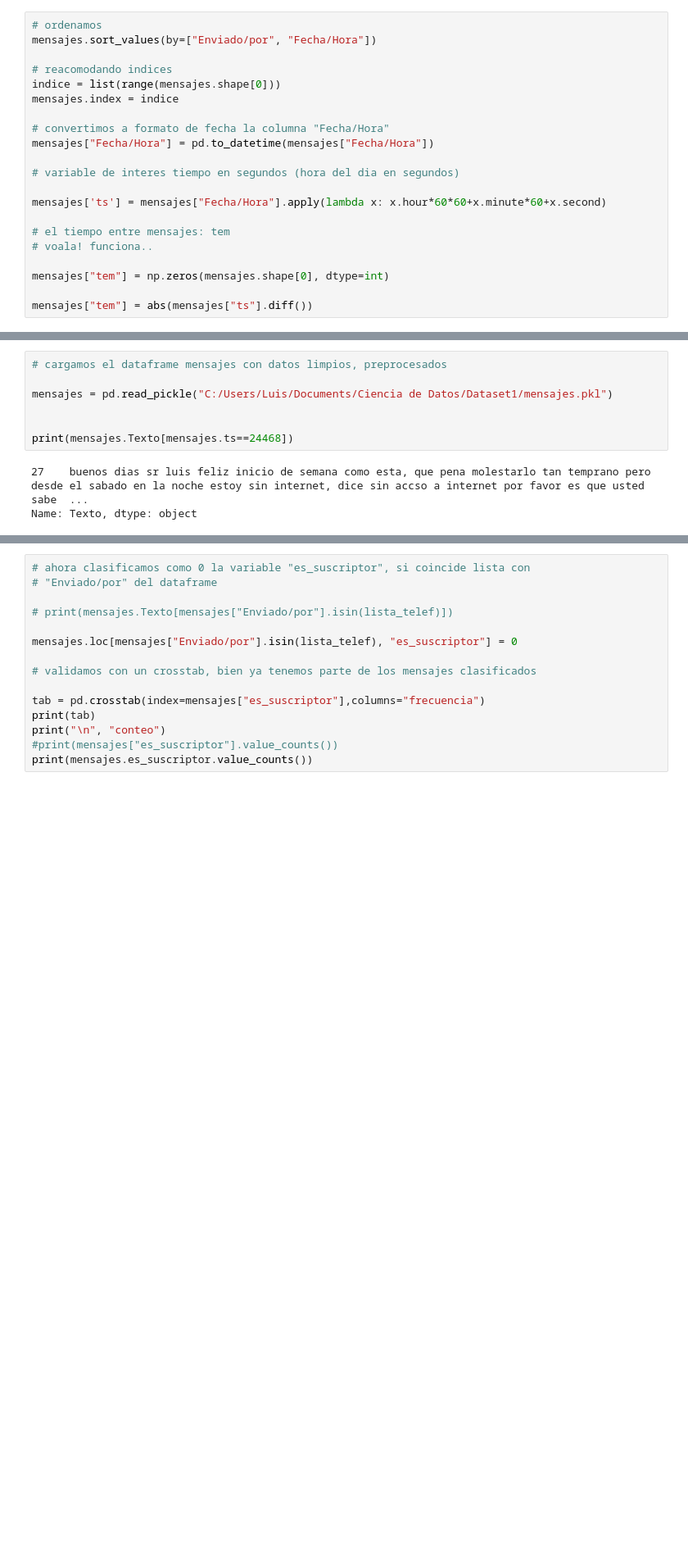
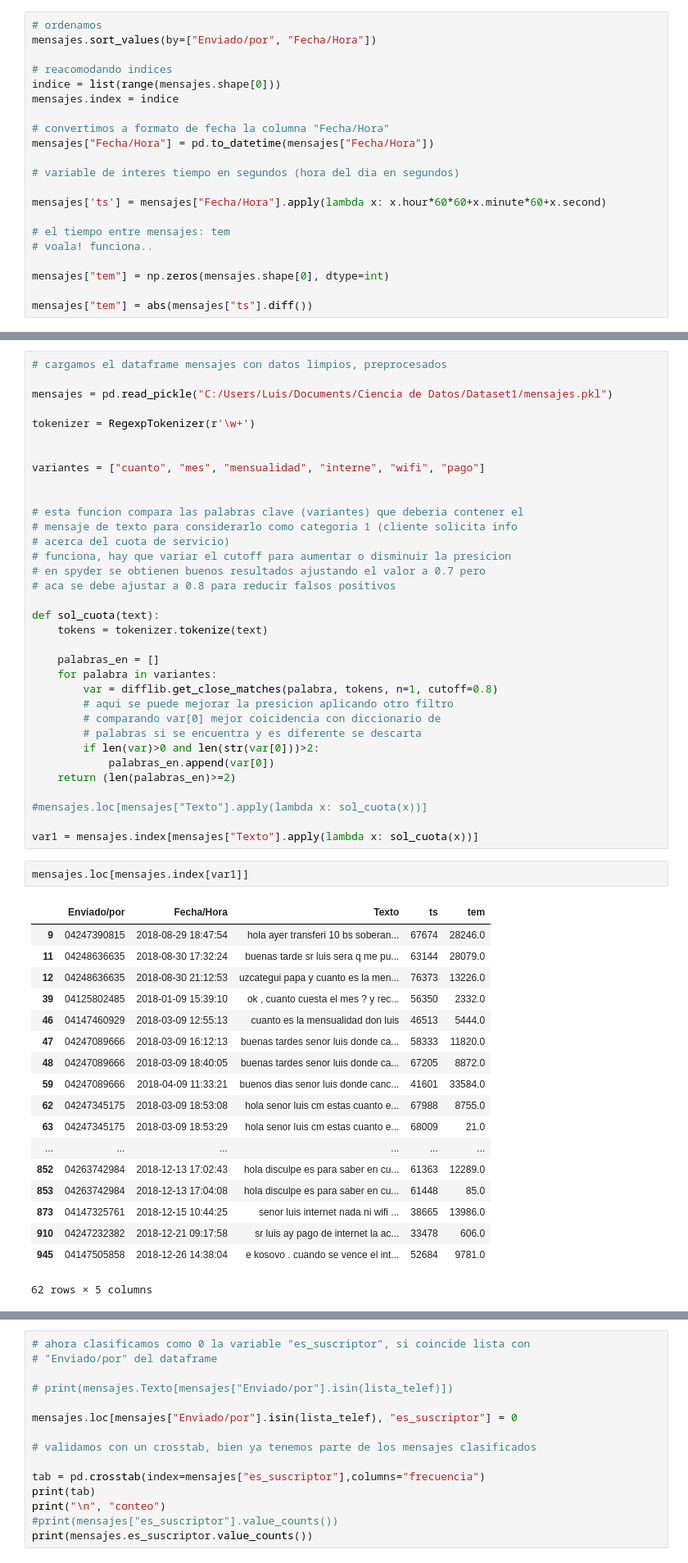
Before and after one commit to sistelca/mensajes_nlp, a Jupyter notebook: mensajes.ipynb, the cells around one changed output, grey strips where cells are left out. Shown at 82% size. Drawn from its saved outputs; the diff is of its cells as text; blank space fills up the shorter version.

```diff
--- a/mensajes.ipynb
+++ b/mensajes.ipynb
@@ -134,16 +125,61 @@ mensajes.index = indice
 
 # guardamos todo el nuevo dataframe con datos limpios, preprocesados
 mensajes.to_pickle("C:/Users/Luis/Documents/Ciencia de Datos/Dataset1/mensajes.pkl")
-# %%
-# cargamos el dataframe mensajes con datos limpios, preprocesados
-
-mensajes = pd.read_pickle("C:/Users/Luis/Documents/Ciencia de Datos/Dataset1/mensajes.pkl")
-
-
-print(mensajes.Texto[mensajes.ts==24468])
-# %% [output]
-27    buenos dias sr luis feliz inicio de semana como esta, que pena molestarlo tan temprano pero desde el sabado en la noche estoy sin internet, dice sin accso a internet por favor es que usted sabe  ...
-Name: Texto, dtype: object
+# %%
+# cargamos el dataframe mensajes con datos limpios, preprocesados
+
+mensajes = pd.read_pickle("C:/Users/Luis/Documents/Ciencia de Datos/Dataset1/mensajes.pkl")
+
+tokenizer = RegexpTokenizer(r'\w+')
+
+
+variantes = ["cuanto", "mes", "mensualidad", "interne", "wifi", "pago"]
+
+
+# esta funcion compara las palabras clave (variantes) que deberia contener el
+# mensaje de texto para considerarlo como categoria 1 (cliente solicita info
+# acerca del cuota de servicio)
+# funciona, hay que variar el cutoff para aumentar o disminuir la presicion
+# en spyder se obtienen buenos resultados ajustando el valor a 0.7 pero
+# aca se debe ajustar a 0.8 para reducir falsos positivos
+
+def sol_cuota(text):
+    tokens = tokenizer.tokenize(text)
+
+    palabras_en = []
+    for palabra in variantes:
+        var = difflib.get_close_matches(palabra, tokens, n=1, cutoff=0.8)
+        # aqui se puede mejorar la presicion aplicando otro filtro
+        # comparando var[0] mejor coicidencia con diccionario de
+        # palabras si se encuentra y es diferente se descarta
+        if len(var)>0 and len(str(var[0]))>2:
+            palabras_en.append(var[0])
+    return (len(palabras_en)>=2)
+
+#mensajes.loc[mensajes["Texto"].apply(lambda x: sol_cuota(x))]
+
+var1 = mensajes.index[mensajes["Texto"].apply(lambda x: sol_cuota(x))]
+# %%
+mensajes.loc[mensajes.index[var1]]
+# %% [output]
+|  | Enviado/por | Fecha/Hora | Texto | ts | tem |
+| 9 | 04247390815 | 2018-08-29 18:47:54 | hola ayer transferi 10 bs soberan... | 67674 | 28246.0 |
+| 11 | 04248636635 | 2018-08-30 17:32:24 | buenas tarde sr luis sera q me pu... | 63144 | 28079.0 |
+| 12 | 04248636635 | 2018-08-30 21:12:53 | uzcategui papa y cuanto es la men... | 76373 | 13226.0 |
+| 39 | 04125802485 | 2018-01-09 15:39:10 | ok , cuanto cuesta el mes ? y rec... | 56350 | 2332.0 |
+| 46 | 04147460929 | 2018-03-09 12:55:13 | cuanto es la mensualidad don luis | 46513 | 5444.0 |
+| 47 | 04247089666 | 2018-03-09 16:12:13 | buenas tardes senor luis donde ca... | 58333 | 11820.0 |
+| 48 | 04247089666 | 2018-03-09 18:40:05 | buenas tardes senor luis donde ca... | 67205 | 8872.0 |
+| 59 | 04247089666 | 2018-04-09 11:33:21 | buenos dias senor luis donde canc... | 41601 | 33584.0 |
+| 62 | 04247345175 | 2018-03-09 18:53:08 | hola senor luis cm estas cuanto e... | 67988 | 8755.0 |
+| 63 | 04247345175 | 2018-03-09 18:53:29 | hola senor luis cm estas cuanto e... | 68009 | 21.0 |
+| ... | ... | ... | ... | ... | ... |
+| 852 | 04263742984 | 2018-12-13 17:02:43 | hola disculpe es para saber en cu... | 61363 | 12289.0 |
+| 853 | 04263742984 | 2018-12-13 17:04:08 | hola disculpe es para saber en cu... | 61448 | 85.0 |
+| 873 | 04147325761 | 2018-12-15 10:44:25 | senor luis internet nada ni wifi ... | 38665 | 13986.0 |
+| 910 | 04247232382 | 2018-12-21 09:17:58 | sr luis ay pago de internet la ac... | 33478 | 606.0 |
+| 945 | 04147505858 | 2018-12-26 14:38:04 | e kosovo . cuando se vence el int... | 52684 | 9781.0 |
+62 rows × 5 columns
 # %% [markdown]
 **es_suscriptor: esta variable toma valor 0 si el contenido de "Texto" proviene de un
 cliente de la red comunitaria, y 1 en caso contrario. Pero ¿Como se determina si el
```
Also changed, not shown: parts of 6 cells of this notebook.
